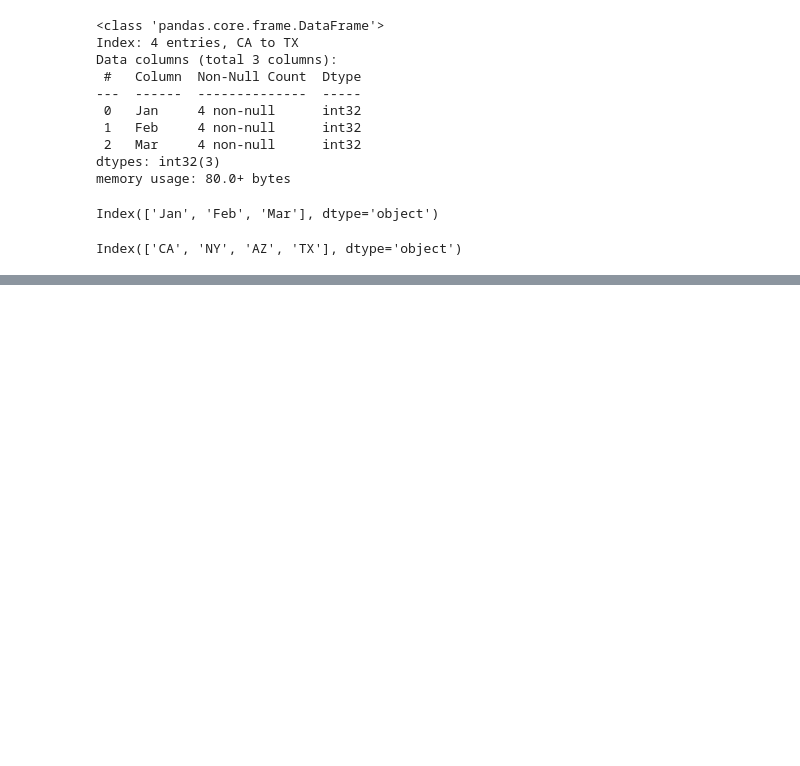
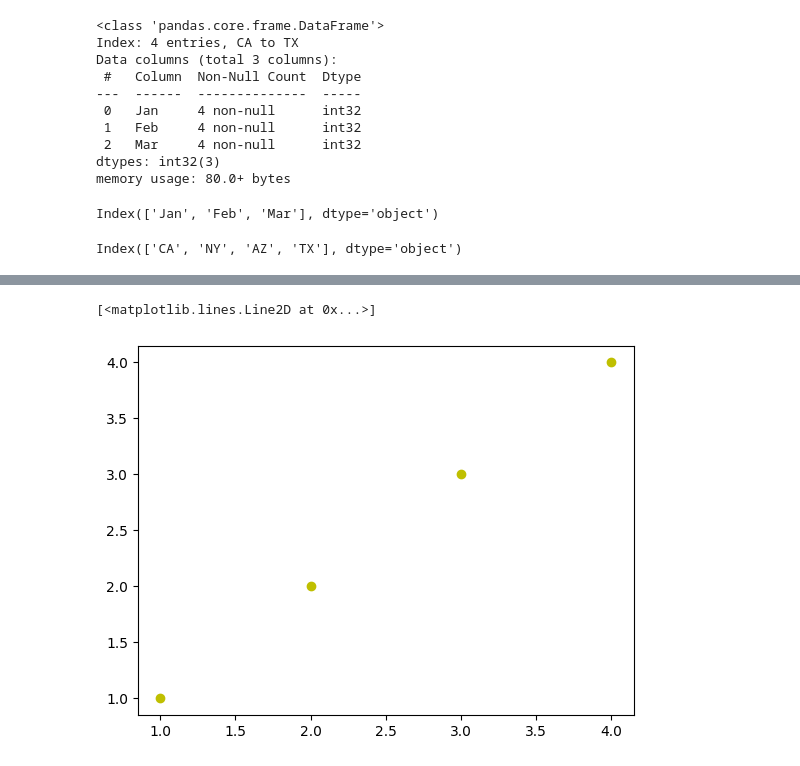
Before and after one commit to pietrolo94/primarepo, a Jupyter notebook: img/test.ipynb, the cells around one changed output, grey strips where cells are left out. Drawn from its saved outputs; the diff is of its cells as text; code cells hidden in the pictures; blank space fills up the shorter version.

```diff
--- a/img/test.ipynb
+++ b/img/test.ipynb
@@ -118,0 +145,5 @@ Index(['CA', 'NY', 'AZ', 'TX'], dtype='object')
+# %%
+plt.plot([1,2,3,4],[1,2,3,4],'oy')
+# %% [output]
+[<matplotlib.lines.Line2D at 0x...>]
+[figure, added]
```
Also changed, not shown: parts of 7 cells of this notebook.
